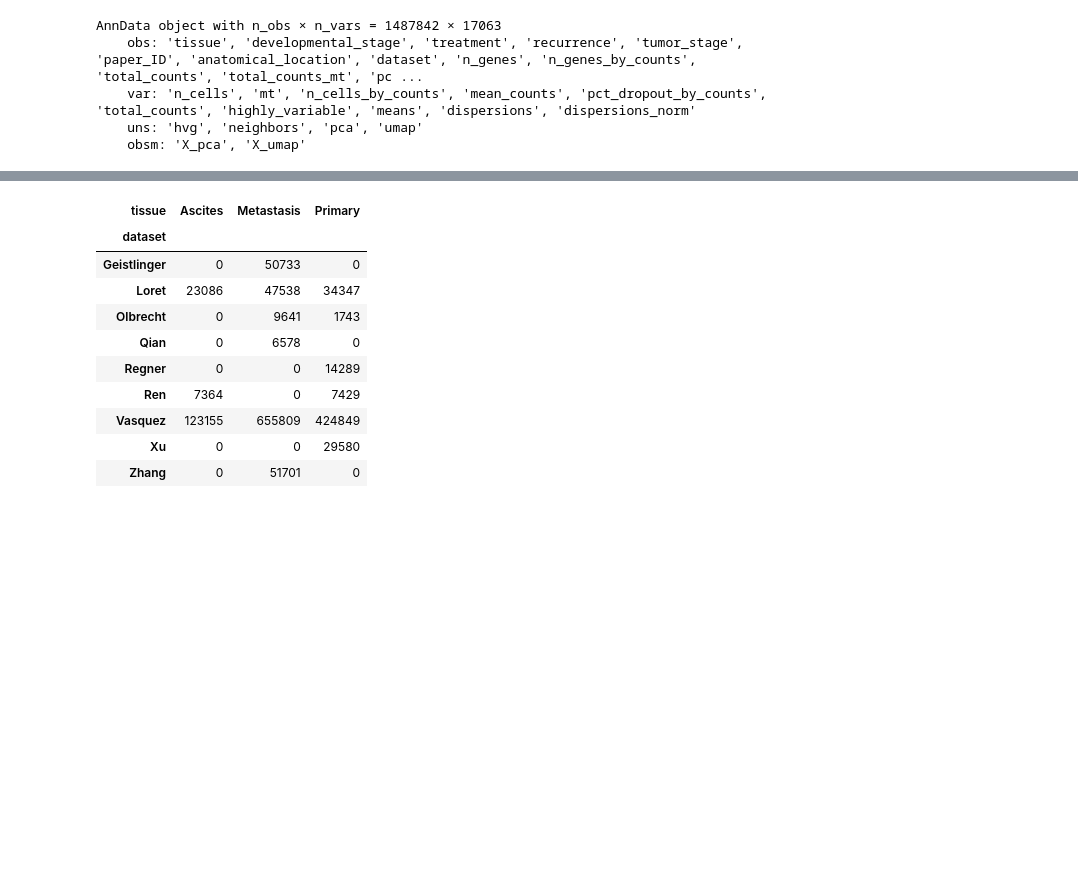
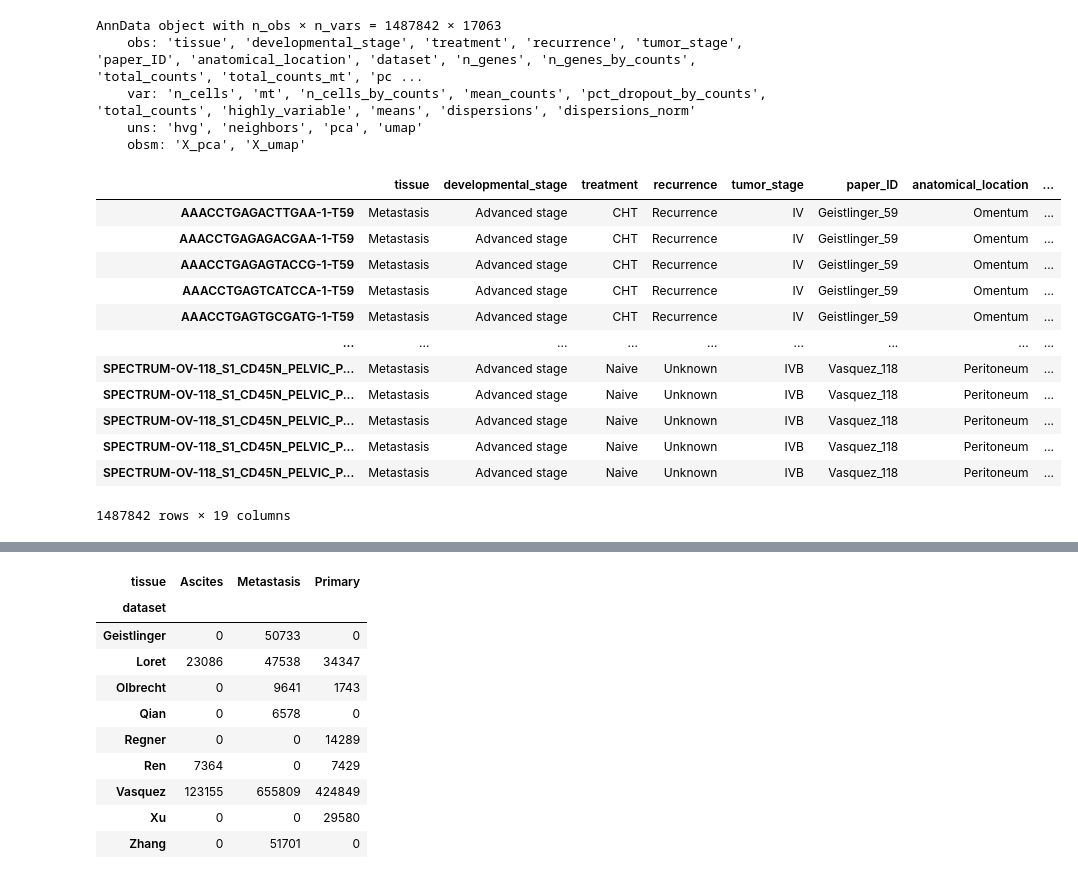
Before and after one commit to GiuseppeTestaLab/atlas_project, a Jupyter notebook: script/3_atlas_annotation/Metadata_barplots.ipynb, the cells around one changed output, grey strips where cells are left out. Cells and saved outputs as stored; diff of their text form; code cells hidden in the pictures; blank space fills up the shorter version.

```diff
--- a/script/3_atlas_annotation/Metadata_barplots.ipynb
+++ b/script/3_atlas_annotation/Metadata_barplots.ipynb
@@ -18,3 +18,19 @@ AnnData object with n_obs × n_vars = 1487842 × 17063
     var: 'n_cells', 'mt', 'n_cells_by_counts', 'mean_counts', 'pct_dropout_by_counts', 'total_counts', 'highly_variable', 'means', 'dispersions', 'dispersions_norm'
     uns: 'hvg', 'neighbors', 'pca', 'umap'
     obsm: 'X_pca', 'X_umap'
+# %%
+adata.obs
+# %% [output]
+|  | tissue | developmental_stage | treatment | recurrence | tumor_stage | paper_ID | anatomical_location | ... |
+| AAACCTGAGACTTGAA-1-T59 | Metastasis | Advanced stage | CHT | Recurrence | IV | Geistlinger_59 | Omentum | ... |
+| AAACCTGAGAGACGAA-1-T59 | Metastasis | Advanced stage | CHT | Recurrence | IV | Geistlinger_59 | Omentum | ... |
+| AAACCTGAGAGTACCG-1-T59 | Metastasis | Advanced stage | CHT | Recurrence | IV | Geistlinger_59 | Omentum | ... |
+| AAACCTGAGTCATCCA-1-T59 | Metastasis | Advanced stage | CHT | Recurrence | IV | Geistlinger_59 | Omentum | ... |
+| AAACCTGAGTGCGATG-1-T59 | Metastasis | Advanced stage | CHT | Recurrence | IV | Geistlinger_59 | Omentum | ... |
+| ... | ... | ... | ... | ... | ... | ... | ... | ... |
+| SPECTRUM-OV-118_S1_CD45N_PELVIC_P... | Metastasis | Advanced stage | Naive | Unknown | IVB | Vasquez_118 | Peritoneum | ... |
+| SPECTRUM-OV-118_S1_CD45N_PELVIC_P... | Metastasis | Advanced stage | Naive | Unknown | IVB | Vasquez_118 | Peritoneum | ... |
+| SPECTRUM-OV-118_S1_CD45N_PELVIC_P... | Metastasis | Advanced stage | Naive | Unknown | IVB | Vasquez_118 | Peritoneum | ... |
+| SPECTRUM-OV-118_S1_CD45N_PELVIC_P... | Metastasis | Advanced stage | Naive | Unknown | IVB | Vasquez_118 | Peritoneum | ... |
+| SPECTRUM-OV-118_S1_CD45N_PELVIC_P... | Metastasis | Advanced stage | Naive | Unknown | IVB | Vasquez_118 | Peritoneum | ... |
+1487842 rows × 19 columns
```
Also changed, not shown: parts of 8 cells of this notebook.
